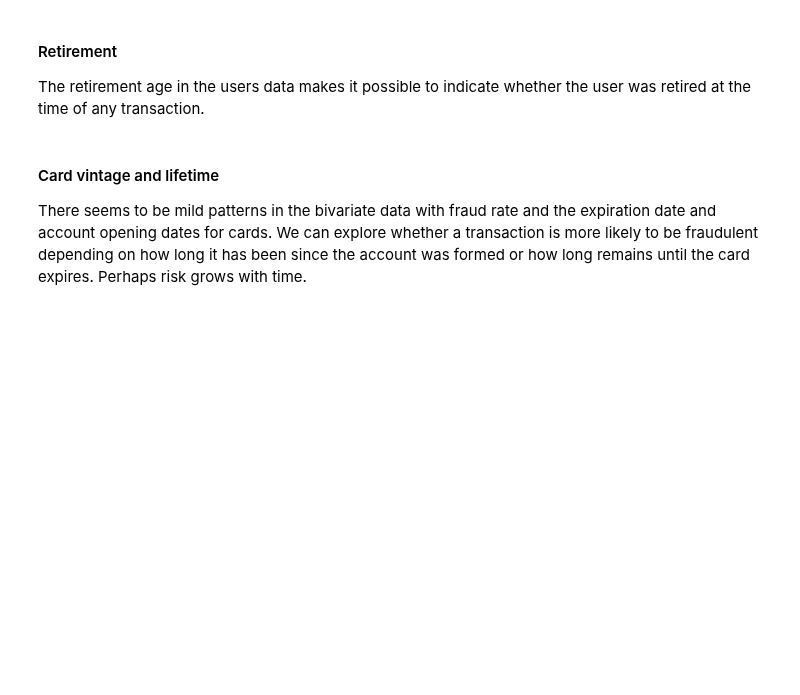
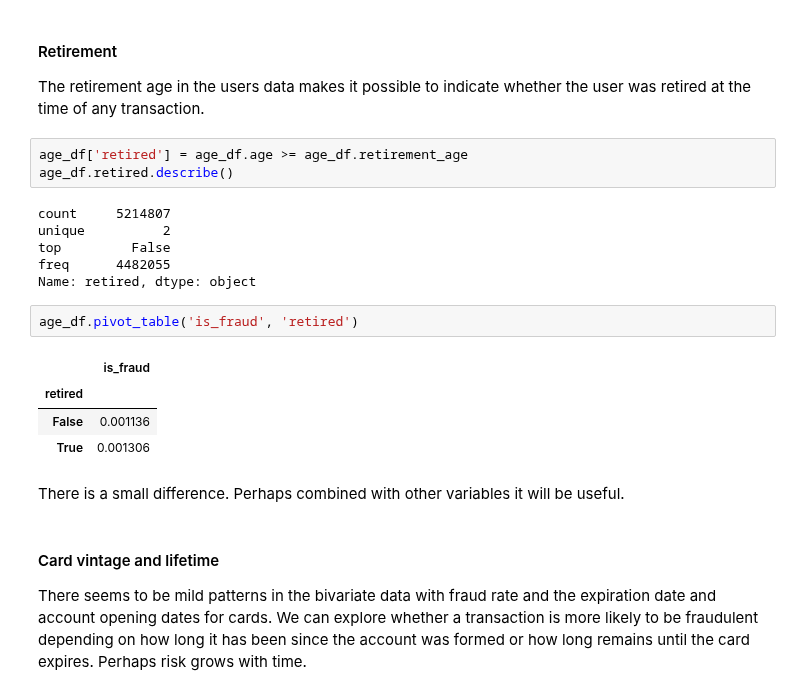
Before and after one commit to msc2106/CreditCardFraud, a Jupyter notebook: notebooks/eda.ipynb, the cells around one changed output. Drawn from its saved outputs; the diff is of its cells as text; blank space fills up the shorter version.

```diff
--- a/notebooks/eda.ipynb
+++ b/notebooks/eda.ipynb
@@ -574,6 +577,24 @@ ax.set_ylabel('Fraud rate');
 #### Retirement
 
 The retirement age in the users data makes it possible to indicate whether the user was retired at the time of any transaction.
+# %%
+age_df['retired'] = age_df.age >= age_df.retirement_age
+age_df.retired.describe()
+# %% [output]
+count     5214807
+unique          2
+top         False
+freq      4482055
+Name: retired, dtype: object
+# %%
+age_df.pivot_table('is_fraud', 'retired')
+# %% [output]
+|  | is_fraud |
+| retired |  |
+| False | 0.001136 |
+| True | 0.001306 |
+# %% [markdown]
+There is a small difference. Perhaps combined with other variables it will be useful.
 # %% [markdown]
 #### Card vintage and lifetime
 
```
Also changed, not shown: parts of 4 cells of this notebook.
